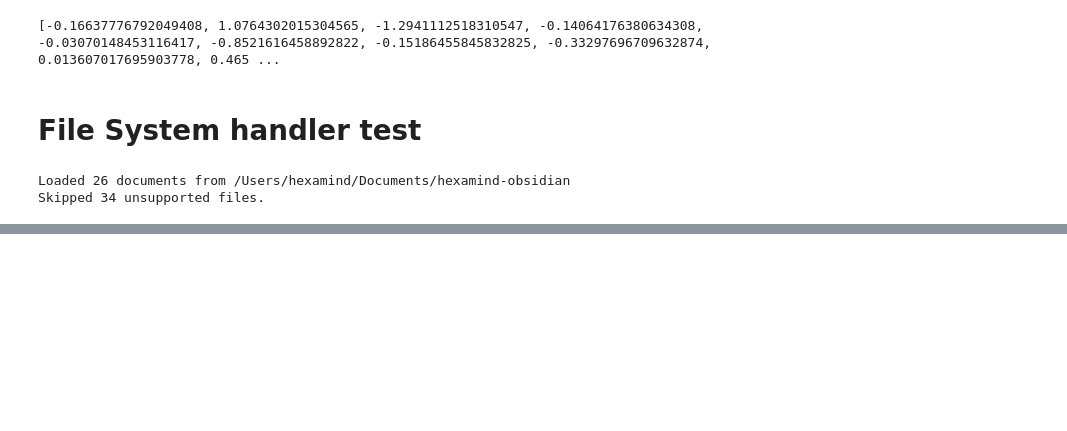
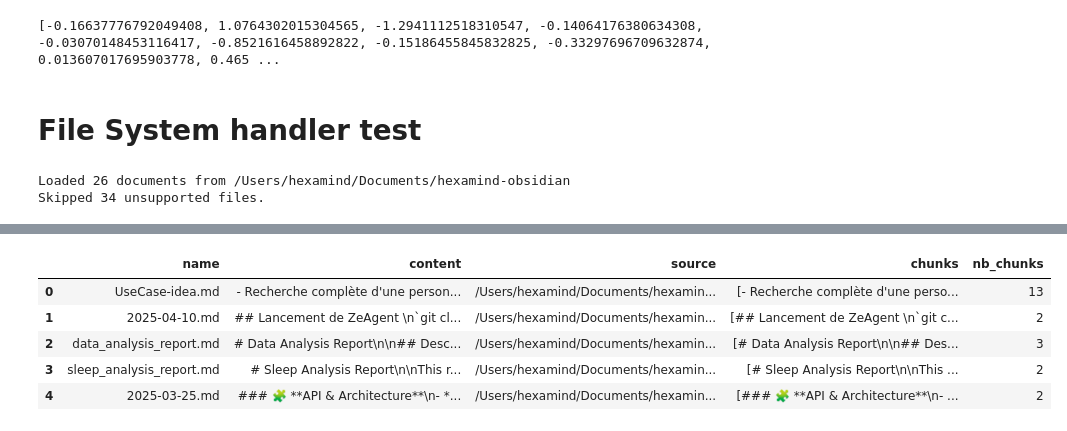
Before and after one commit to White-On/RAG_obsidian, a Jupyter notebook: dev.ipynb, the cells around one changed output, grey strips where cells are left out. Saved outputs shown, nothing was run; the diff lists cells and outputs as text; code cells hidden in the pictures; blank space fills up the shorter version.

Commit message:
splitting test in notebook

```diff
--- a/dev.ipynb
+++ b/dev.ipynb
@@ -101,0 +91,45 @@ df
+# %%
+def split_text(text: str, chunk_size: int = 1000, overlap: int = 200) -> list[str]:
+    """Split text into chunks of specified size with overlap."""
+    if chunk_size <= overlap:
+        return [text]  # Avoid infinite loop if overlap >= chunk_size
+
+    chunks = []
+    start = 0
+    text_length = len(text)
+
+    while start < text_length:
+        end = min(start + chunk_size, text_length)
+        chunks.append(text[start:end])
+        if end == text_length:
+            break
+        start += chunk_size - overlap
+
+    return chunks
+
+def split_document(document: dict, chunk_size: int = 1000, overlap: int = 200) -> list[dict]:
+    """Split a document's content into chunks and return a list of chunked documents."""
+    text = document.get("content", "")
+    chunks = split_text(text, chunk_size, overlap)
+
+    chunked_documents = []
+    for i, chunk in enumerate(chunks):
+        chunked_doc = document.copy()
+        chunked_doc["content"] = chunk
+        chunked_doc["chunk_index"] = i
+        chunked_documents.append(chunked_doc)
+
+    return chunked_documents
+# %%
+df['chunks'] = df['content'].apply(lambda x: split_text(x))
+# %%
+df["nb_chunks"] = df["chunks"].apply(len)
+# %%
+df.head()
+# %% [output]
+|  | name | content | source | chunks | nb_chunks |
+| 0 | UseCase-idea.md | - Recherche complète d'une person... | /Users/hexamind/Documents/hexamin... | [- Recherche complète d'une perso... | 13 |
+| 1 | 2025-04-10.md | ## Lancement de ZeAgent \n`git cl... | /Users/hexamind/Documents/hexamin... | [## Lancement de ZeAgent \n`git c... | 2 |
+| 2 | data_analysis_report.md | # Data Analysis Report\n\n## Desc... | /Users/hexamind/Documents/hexamin... | [# Data Analysis Report\n\n## Des... | 3 |
+| 3 | sleep_analysis_report.md | # Sleep Analysis Report\n\nThis r... | /Users/hexamind/Documents/hexamin... | [# Sleep Analysis Report\n\nThis ... | 2 |
+| 4 | 2025-03-25.md | ### 🧩 **API & Architecture**\n- *... | /Users/hexamind/Documents/hexamin... | [### 🧩 **API & Architecture**\n- ... | 2 |
```
Also changed, not shown: parts of 1 cell of this notebook, 1 other file.
